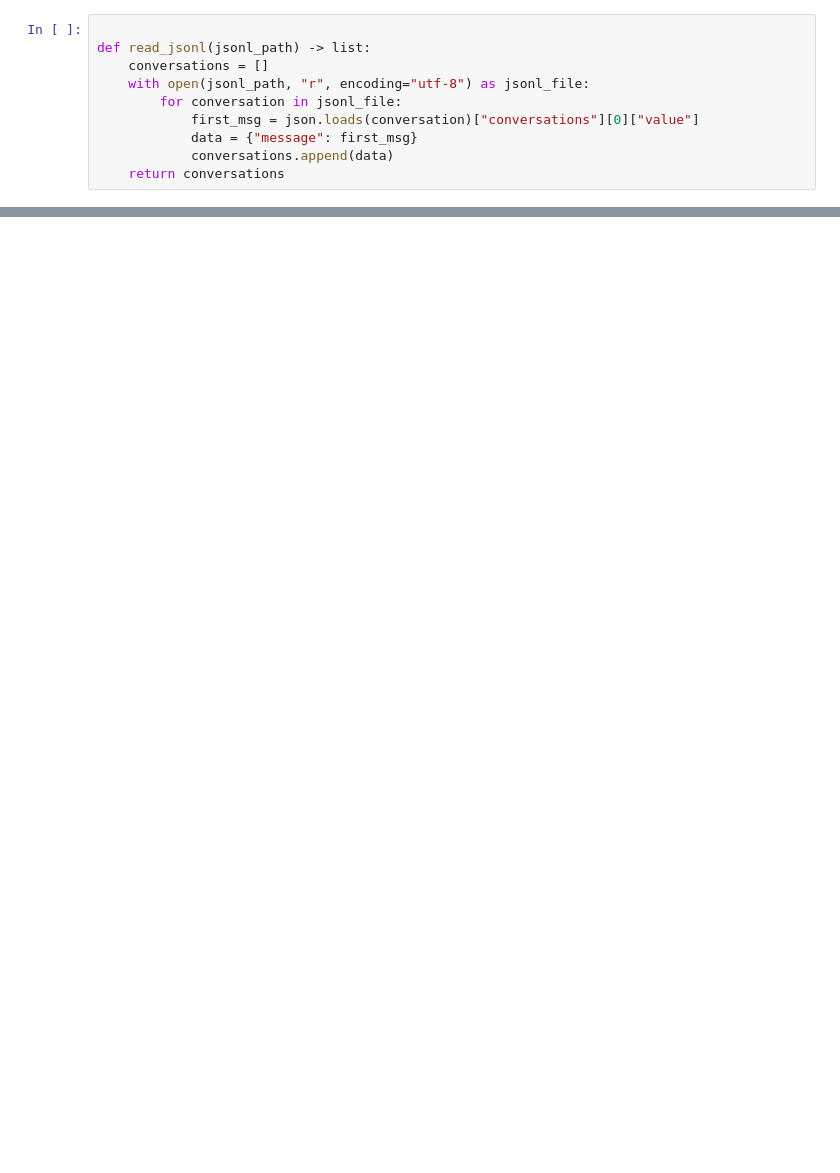
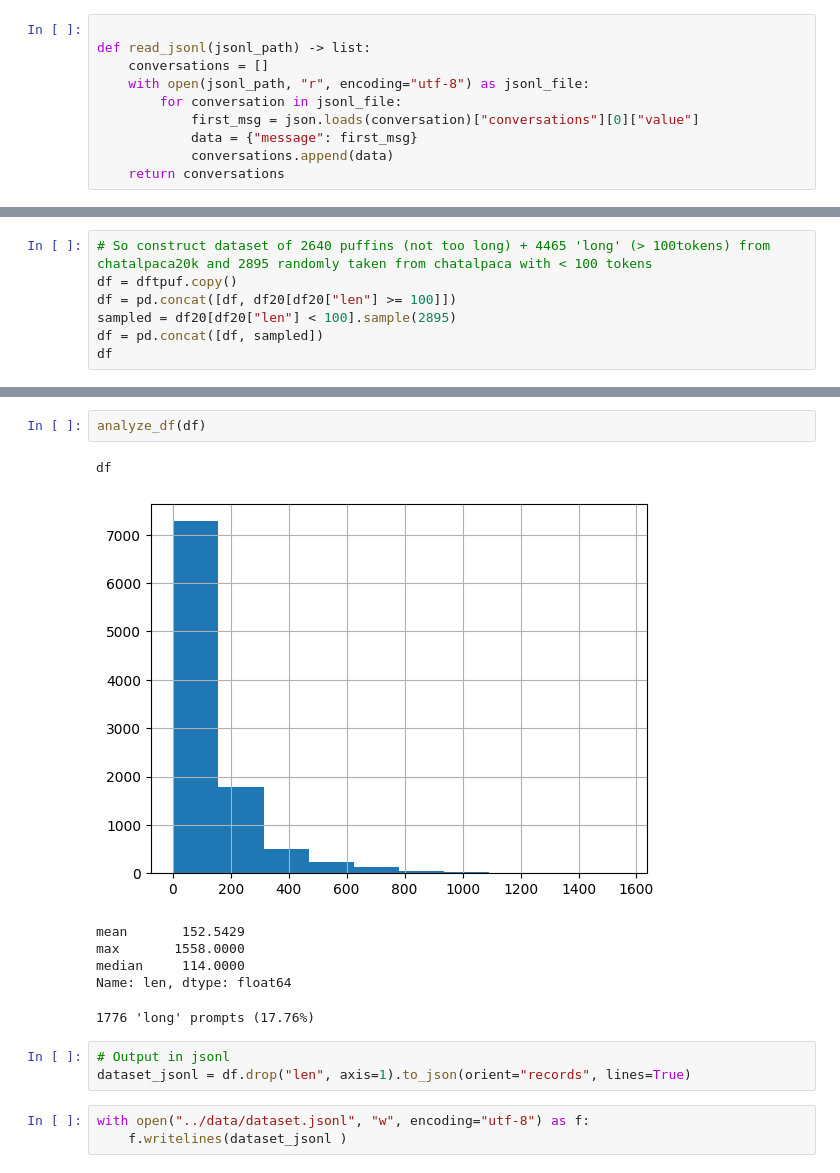
Before and after one commit to ogrnz/generate-title-llm, a Jupyter notebook: experiments/chatalpaca.ipynb, the cells around one changed output, grey strips where cells are left out. Drawn from its saved outputs; the diff is of its cells as text; blank space fills up the shorter version.

```diff
--- a/experiments/chatalpaca.ipynb
+++ b/experiments/chatalpaca.ipynb
@@ -54,0 +77,7 @@ Prompts are too short to my liking, altough some are longer. Ideally, need to in
+# %%
+# So construct dataset of 2640 puffins (not too long) + 4465 'long' (> 100tokens) from chatalpaca20k and 2895 randomly taken from chatalpaca with < 100 tokens
+df = dftpuf.copy()
+df = pd.concat([df, df20[df20["len"] >= 100]])
+sampled = df20[df20["len"] < 100].sample(2895)
+df = pd.concat([df, sampled])
+df
@@ -54,0 +98,16 @@ Prompts are too short to my liking, altough some are longer. Ideally, need to in
+# %%
+analyze_df(df)
+# %% [output]
+df
+[figure, added]
+mean       152.5429
+max       1558.0000
+median     114.0000
+Name: len, dtype: float64
+1776 'long' prompts (17.76%)
+# %%
+# Output in jsonl
+dataset_jsonl = df.drop("len", axis=1).to_json(orient="records", lines=True)
+# %%
+with open("../data/dataset.jsonl", "w", encoding="utf-8") as f:
+    f.writelines(dataset_jsonl )
```
Also changed, not shown: parts of 13 cells of this notebook, 4 other files.
